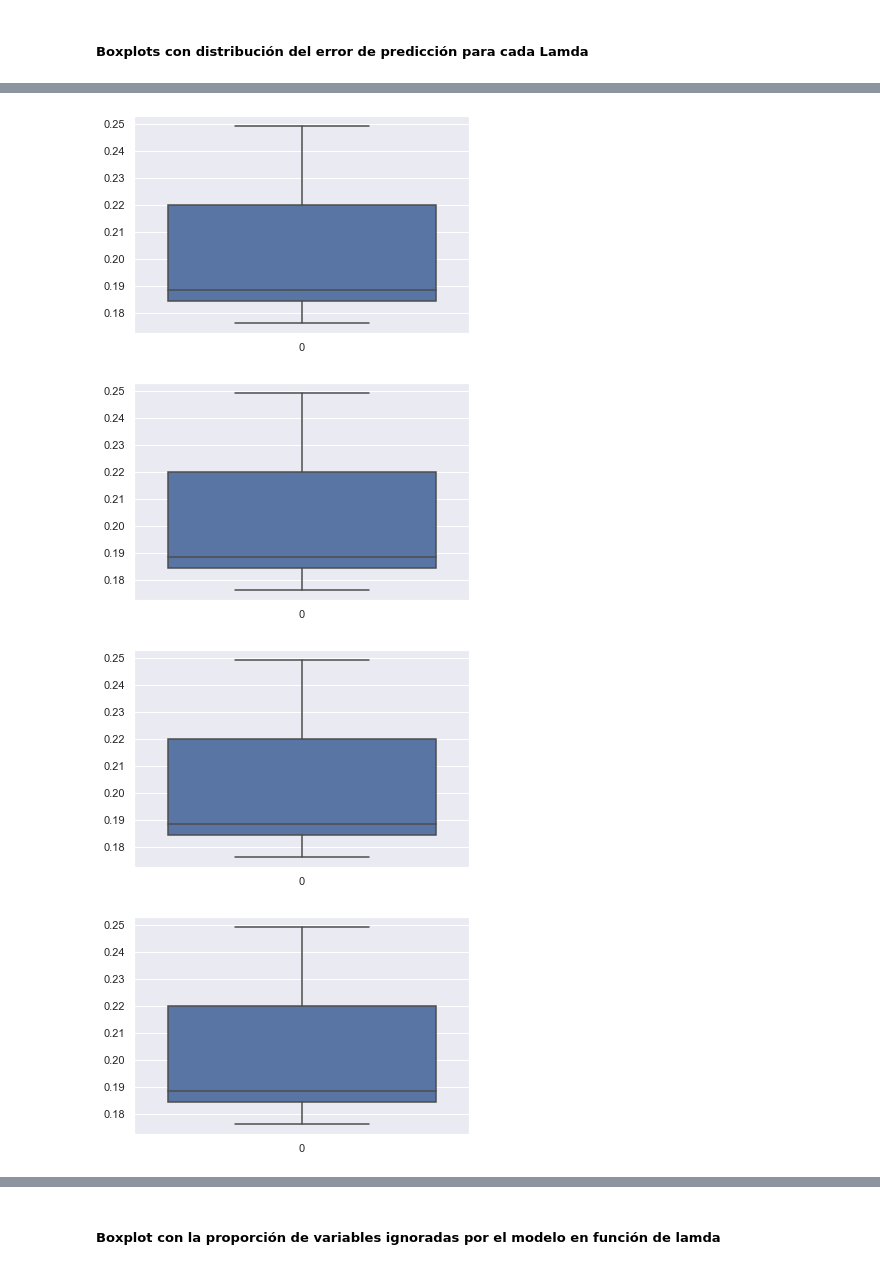
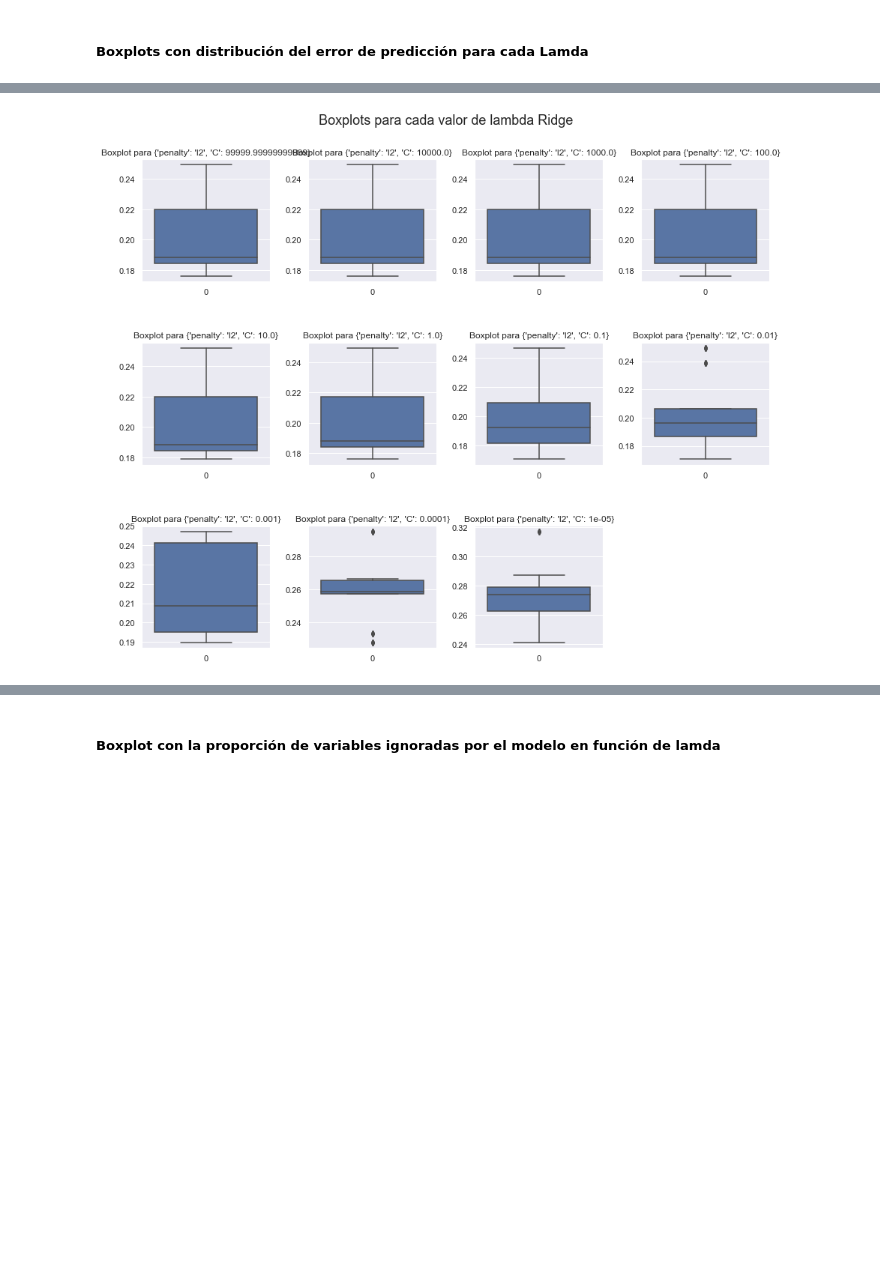
Before and after one commit to hpilar/TrabajosPracticos-Grupo4, a Jupyter notebook: TP3/TP3.ipynb, the cells around one changed output, grey strips where cells are left out. Drawn from its saved outputs; the diff is of its cells as text; code cells hidden in the pictures; blank space fills up the shorter version.

```diff
--- a/TP3/TP3.ipynb
+++ b/TP3/TP3.ipynb
@@ -1008,7 +1004,7 @@ def evalua_multiples_metodos(configuraciones, k_particiones, X, y):
 
     '''
 
-    df_modelos = pd.DataFrame(columns=["Modelo", "Configuracion", "Error Cuadratico Medio", "Matriz de confusion", "Valor AUC", "Accuracy score", "K usados en vecinos cercanos"])
+    df_modelos = pd.DataFrame(columns=["Modelo", "Configuración", "Error Cuadratico Medio", "Matriz de confusion", "Valor AUC", "Accuracy score", "K usados en vecinos cercanos"])
 
     m = ["logit", "adl", "knn"]
 
@@ -1034,7 +1030,7 @@ def evalua_multiples_metodos(configuraciones, k_particiones, X, y):
             X_test = X_test_transformed
 
             metricas, k_usados =  evalua_metodo("logit", X_train, y_train, X_test, y_test, p, c)
-            df_modelos = df_modelos.append({"Modelo": "Regresión Logística", "Configuración": config_optimo, "Error Cuadratico Medio": ecm_optimo, "Valor AUC": metricas["Valor AUC"], "Accuracy score": metricas["Accuracy score"], "K usados en vecinos cercanos": " "}, ignore_index=True)
+            df_modelos = df_modelos.append({"Modelo": "Regresión Logística", "Configuración": config_optimo, "Error Cuadratico Medio": ecm_optimo, "Valor AUC": metricas["Valor AUC"], "Accuracy score": metricas["Accuracy score"], "K usados en vecinos cercanos": " ", "Matriz de confusion": metricas["Matriz de Confusion"]}, ignore_index=True)
 
         elif l ==  "adl":
 
@@ -1053,7 +1049,7 @@ def evalua_multiples_metodos(configuraciones, k_particiones, X, y):
 
             metricas, k_usados = evalua_metodo("adl", X_train, y_train, X_test, y_test, p= None, c= None)
 
-            df_modelos = df_modelos.append({"Modelo": "Analisis discriminante lineal", "Configuración": config_optimo, "Error Cuadratico Medio": metricas["ECM"], "Valor AUC": metricas["Valor AUC"], "Accuracy score": metricas["Accuracy score"], "K usados en vecinos cercanos": " "}, ignore_index=True)
+            df_modelos = df_modelos.append({"Modelo": "Analisis discriminante lineal", "Configuración": config_optimo, "Error Cuadratico Medio": metricas["ECM"], "Valor AUC": metricas["Valor AUC"], "Accuracy score": metricas["Accuracy score"], "K usados en vecinos cercanos": " ", "Matriz de confusion": metricas["Matriz de Confusion"]}, ignore_index=True)
         else:
             X_train, X_test, y_train, y_test = train_test_split(X, y, test_size = 0.3, random_state = 101)
 
@@ -1069,7 +1065,7 @@ def evalua_multiples_metodos(configuraciones, k_particiones, X, y):
             X_test = X_test_transformed
 
             metricas, k_usados = evalua_metodo("knn", X_train, y_train, X_test, y_test, p= None, c= None)
-            df_modelos = df_modelos.append({"Modelo": "Vecinos cercanos", "Configuración": config_optimo, "Error Cuadratico Medio": metricas["ECM"], "Valor AUC": metricas["Valor AUC"], "Accuracy score": metricas["Accuracy score"], "K usados en vecinos cercanos": k_usados}, ignore_index=True)
+            df_modelos = df_modelos.append({"Modelo": "Vecinos cercanos", "Configuración": config_optimo, "Error Cuadratico Medio": metricas["ECM"], "Valor AUC": metricas["Valor AUC"], "Accuracy score": metricas["Accuracy score"], "K usados en vecinos cercanos": k_usados, "Matriz de confusion": metricas["Matriz de Confusion"]}, ignore_index=True)
 
     return df_modelos
 # %% [markdown]
@@ -1296,9 +1327,18 @@ import seaborn as sns
 
 configuraciones = [{"penalty":'l1', 'C':1/(10**-5)}, {"penalty":'l1', 'C':1/(10**-4)}, {"penalty":'l1', 'C':1/(10**-3)}, {"penalty":'l1', 'C':1/(10**-2)}, {"penalty":'l1', 'C':1/(10**-1)}, {"penalty":'l1', 'C':1/(10**0)}, {"penalty":'l1', 'C':1/(10**1)}, {"penalty":'l1', 'C':1/(10**2)}, {"penalty":'l1', 'C':1/(10**3)}, {"penalty":'l1', 'C':1/(10**4)}, {"penalty":'l1', 'C':1/(10**5)}]
 
-for configuracion in configuraciones:
+plt.figure(figsize=(15, 12))
+plt.subplots_adjust(hspace=0.5)
+plt.subplots_adjust(wspace=0.3)
+plt.suptitle("Boxplots para cada valor de lambda LASSO", fontsize=18, y=0.95)
+
+for n, configuracion in enumerate(configuraciones):
+    ax = plt.subplot(3, 4, n + 1)
     input = cross_validation_alt("logit", 10, X, y, configuracion)
     sns.set()
     ss = sns.boxplot(data=input["ECM"])
-    plt.show()
+    titulo = "Boxplot para " + str(configuracion)
+    ax.set_title(titulo)
+
+plt.show()
 # %% [output]
@@ -1316,16 +1346,23 @@ for configuracion in configuraciones:
 # %%
 #Hacemos un loop para graficar los box plots para cada valor de lambda - RIDGE
 import seaborn as sns
 
 configuraciones = [{"penalty":'l2', 'C':1/(10**-5)}, {"penalty":'l2', 'C':1/(10**-4)}, {"penalty":'l2', 'C':1/(10**-3)}, {"penalty":'l2', 'C':1/(10**-2)}, {"penalty":'l2', 'C':1/(10**-1)}, {"penalty":'l2', 'C':1/(10**0)}, {"penalty":'l2', 'C':1/(10**1)}, {"penalty":'l2', 'C':1/(10**2)}, {"penalty":'l2', 'C':1/(10**3)}, {"penalty":'l2', 'C':1/(10**4)}, {"penalty":'l2', 'C':1/(10**5)}]
 
-for configuracion in configuraciones:
+fig = plt.figure(figsize=(15, 12))
+fig.subplots_adjust(hspace=0.5)
+fig.subplots_adjust(wspace=0.3)
+fig.suptitle("Boxplots para cada valor de lambda Ridge", fontsize=18, y=0.95)
+fig.subplots(sharex=True)
+
+for n, configuracion in enumerate(configuraciones):
+    ax = plt.subplot(3, 4, n + 1)
     input = cross_validation_alt("logit", 10, X, y, configuracion)
     sns.set()
     ss = sns.boxplot(data=input["ECM"])
-    plt.show()
+    titulo = "Boxplot para " + str(configuracion)
+    ax.set_title(titulo)
+
+fig.show()
 # %% [output]
-[figure, old version]
+[figure, new version]
-[figure, removed]
-[figure, removed]
-[figure, removed]
```
Also changed, not shown: parts of 33 cells of this notebook.
